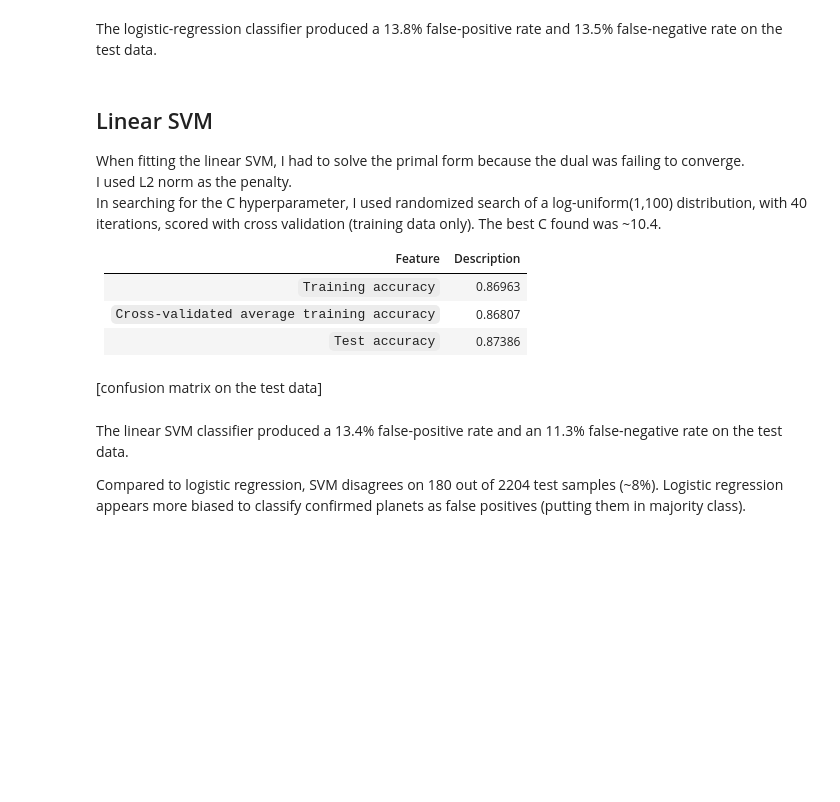
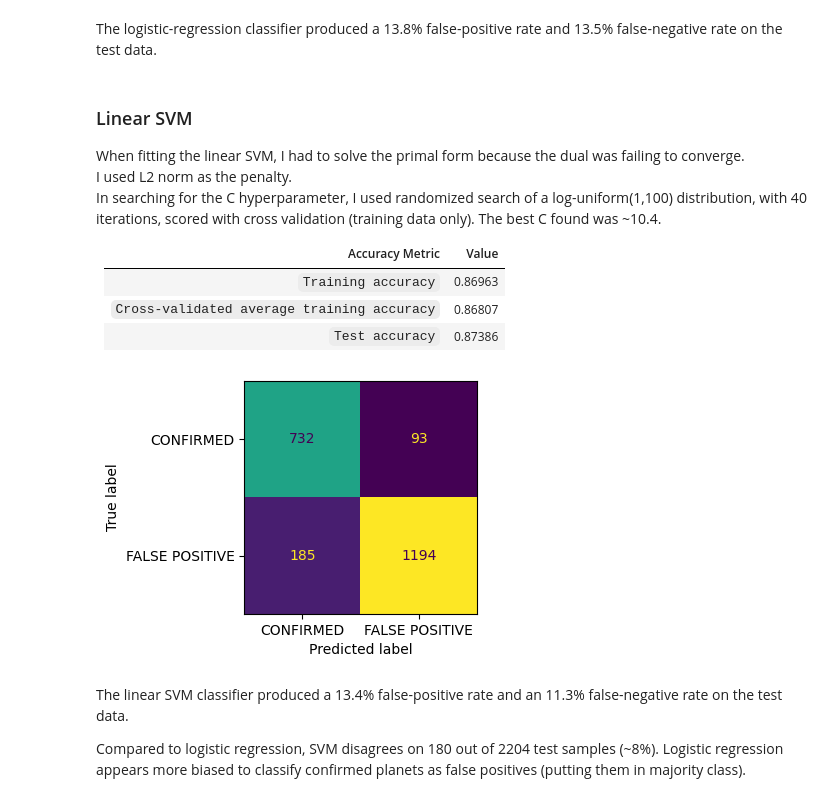
Before and after one commit to jbowen102/CS598_PSL_Project_1, a Jupyter notebook: Project1_jbowen.ipynb, the cells around one changed output. Drawn from its saved outputs; the diff is of its cells as text; code cells hidden in the pictures; blank space fills up the shorter version.

```diff
--- a/Project1_jbowen.ipynb
+++ b/Project1_jbowen.ipynb
@@ -110,18 +218,59 @@ The LDA classifier produced a 17.2% false-positive rate and 18.2% false-negative
 # %% [markdown]
 The logistic-regression classifier produced a 13.8% false-positive rate and 13.5% false-negative rate on the test data.
 # %% [markdown]
-## Linear SVM
+### Linear SVM
 When fitting the linear SVM, I had to solve the primal form because the dual was failing to converge.
 I used L2 norm as the penalty.
 In searching for the C hyperparameter, I used randomized search of a log-uniform(1,100) distribution, with 40 iterations, scored with cross validation (training data only). The best C found was ~10.4.
 
-| Feature | Description |
+| Accuracy Metric | Value |
 |---|---|
 | `Training accuracy` | 0.86963 |
 | `Cross-validated average training accuracy` | 0.86807 |
 | `Test accuracy` | 0.87386 |
-# %% [markdown]
-[confusion matrix on the test data]
+# %%
+#| echo: false
+# https://scikit-learn.org/stable/modules/generated/sklearn.svm.LinearSVC.html#sklearn.svm.LinearSVC
+# https://scikit-learn.org/stable/modules/generated/sklearn.linear_model.SGDClassifier.html#sklearn.linear_model.SGDClassifier
+# For best results using the default learning rate schedule, the data should have zero mean and unit variance.
+
+svm_linear = make_pipeline(StandardScaler(),
+                           LinearSVC(penalty="l2",
+                                     dual=False,           # had to set this false to achieve convergence
+                                     random_state=598))
+svm_linear.fit(X_train, Y_train);
+# %%
+#| echo: false
+C_grid = {'linearsvc__C': scipy.stats.loguniform(1, 100)}
+
+svm_linear_C_search = RandomizedSearchCV(
+    estimator=svm_linear,
+    param_distributions=C_grid,
+    n_iter=40,
+    random_state=598,
+    n_jobs=2,
+    cv=kf
+)
+
+svm_linear_C_search.fit(X_train, Y_train)
+svm_linear_C_optimized = svm_linear_C_search.best_estimator_;
+# %%
+#| echo: false
+with plt.rc_context({
+    "figure.facecolor": "white", "axes.facecolor": "white",
+    "savefig.facecolor": "white", "text.color": "black",
+    "axes.labelcolor": "black", "axes.edgecolor": "black",
+    "xtick.color": "black", "ytick.color": "black",
+}):
+   ConfusionMatrixDisplay.from_predictions(
+      Y_test, svm_linear_C_optimized.predict(X_test),
+      labels=np.array(["CONFIRMED", "FALSE POSITIVE"]),
+      colorbar=False
+   )
+   plt.gcf().set_size_inches(4, 4)
+   plt.tight_layout();
+# %% [output]
+[figure, added]
 # %% [markdown]
 The linear SVM classifier produced a 13.4% false-positive rate and an 11.3% false-negative rate on the test data.
 
```
Also changed, not shown: parts of 29 cells of this notebook, 1 other file.
